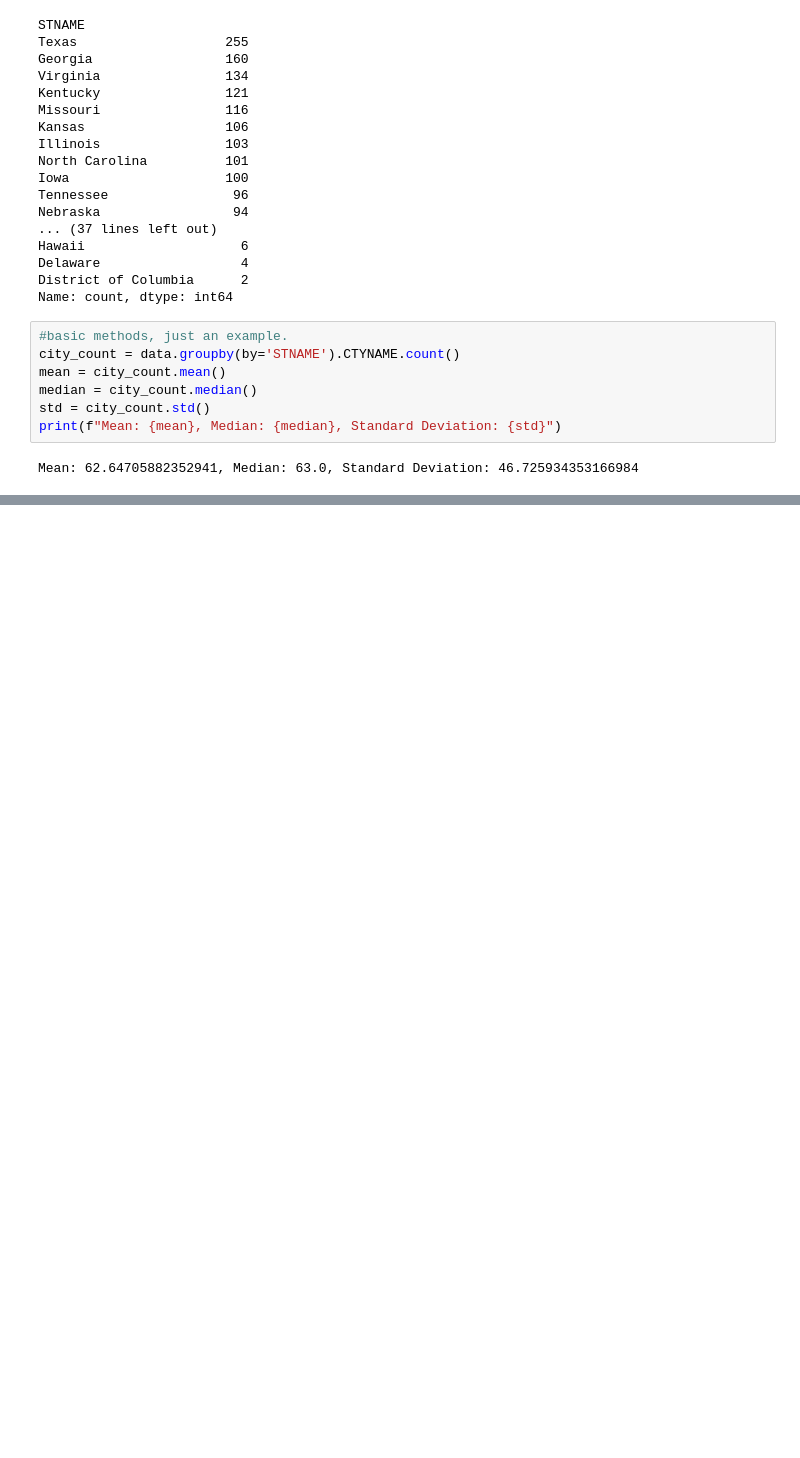
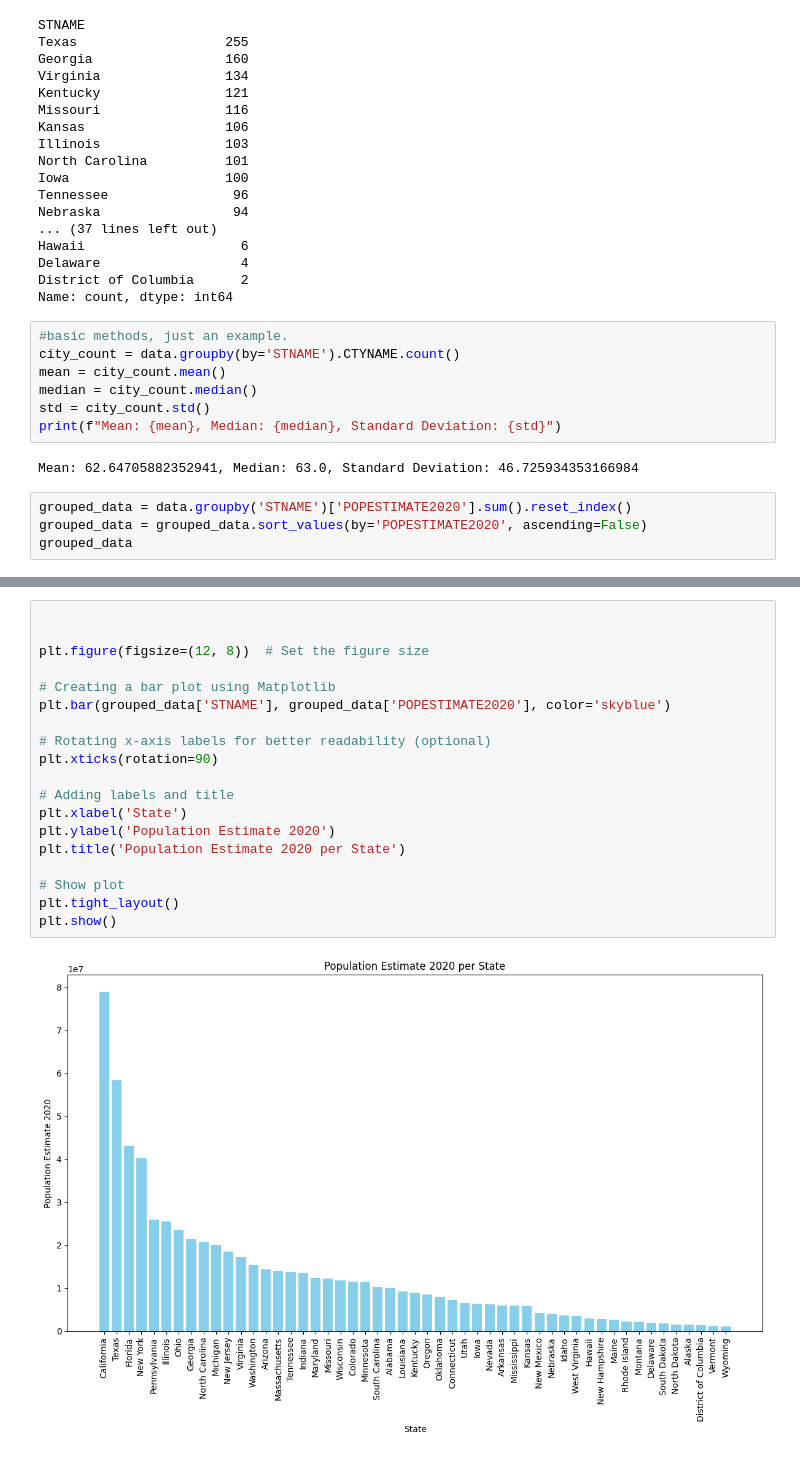
Before and after one commit to cjvillar/DATA_GOV, a Jupyter notebook: note_books/c0-est2022.ipynb, the cells around one changed output, grey strips where cells are left out. Saved outputs shown, nothing was run; the diff lists cells and outputs as text; blank space fills up the shorter version.

```diff
--- a/note_books/c0-est2022.ipynb
+++ b/note_books/c0-est2022.ipynb
@@ -118,3 +119,7 @@ std = city_count.std()
 print(f"Mean: {mean}, Median: {median}, Standard Deviation: {std}")
 # %% [output]
 Mean: 62.64705882352941, Median: 63.0, Standard Deviation: 46.725934353166984
+# %%
+grouped_data = data.groupby('STNAME')['POPESTIMATE2020'].sum().reset_index()
+grouped_data = grouped_data.sort_values(by='POPESTIMATE2020', ascending=False)
+grouped_data
@@ -120,0 +144,21 @@ Mean: 62.64705882352941, Median: 63.0, Standard Deviation: 46.725934353166984
+# %%
+
+
+plt.figure(figsize=(12, 8))  # Set the figure size
+
+# Creating a bar plot using Matplotlib
+plt.bar(grouped_data['STNAME'], grouped_data['POPESTIMATE2020'], color='skyblue')
+
+# Rotating x-axis labels for better readability (optional)
+plt.xticks(rotation=90)
+
+# Adding labels and title
+plt.xlabel('State')
+plt.ylabel('Population Estimate 2020')
+plt.title('Population Estimate 2020 per State')
+
+# Show plot
+plt.tight_layout()
+plt.show()
+# %% [output]
+[figure, added]
```
Also changed, not shown: parts of 2 cells of this notebook.
